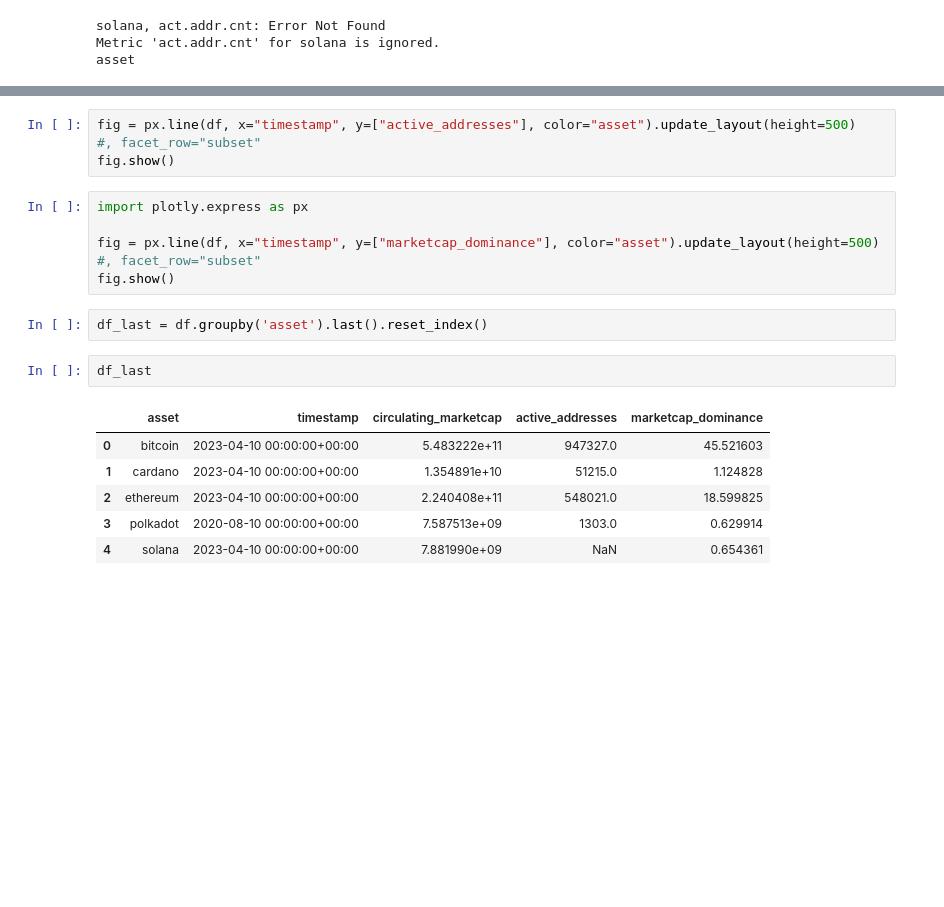
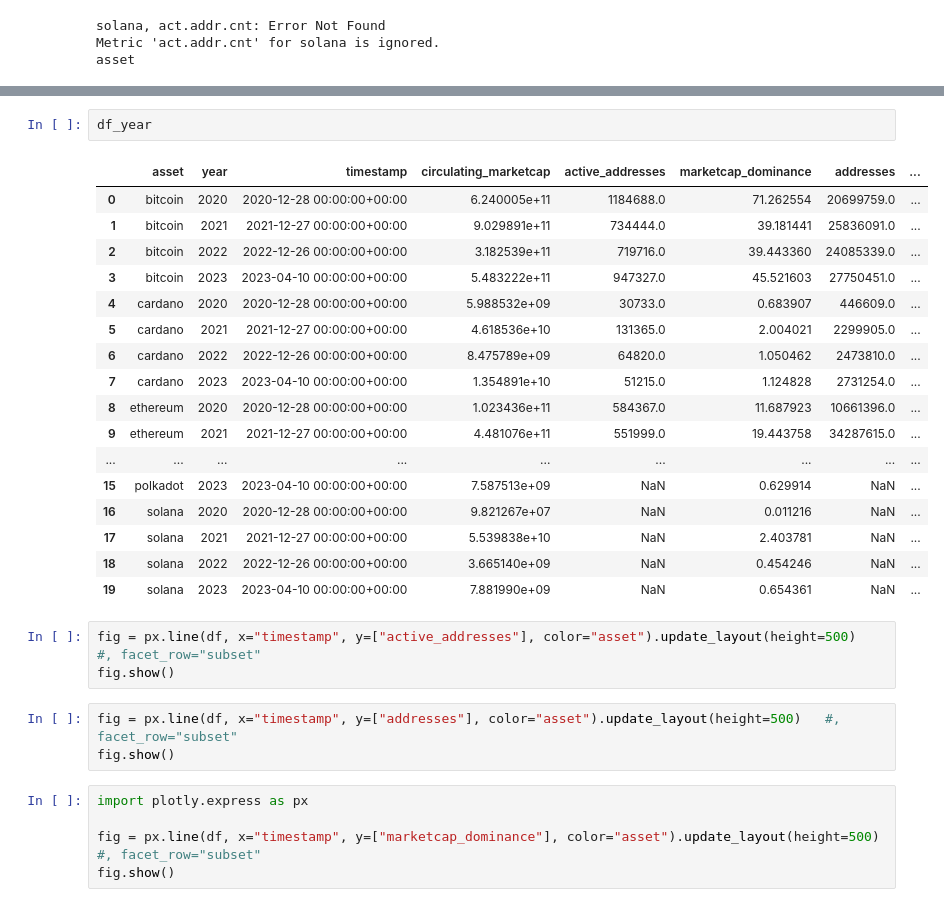
Before and after one commit to swissecon-cryptecon/public_blockchains, a Jupyter notebook: Public_Blockchains.ipynb, the cells around one changed output, grey strips where cells are left out. Drawn from its saved outputs; the diff is of its cells as text; blank space fills up the shorter version.

```diff
--- a/Public_Blockchains.ipynb
+++ b/Public_Blockchains.ipynb
@@ -144,19 +137,31 @@ Metric 'act.addr.cnt' for solana is ignored!
+# %%
+df_year
+# %% [output]
+|  | asset | year | timestamp | circulating_marketcap | active_addresses | marketcap_dominance | addresses | ... |
+| 0 | bitcoin | 2020 | 2020-12-28 00:00:00+00:00 | 6.240005e+11 | 1184688.0 | 71.262554 | 20699759.0 | ... |
+| 1 | bitcoin | 2021 | 2021-12-27 00:00:00+00:00 | 9.029891e+11 | 734444.0 | 39.181441 | 25836091.0 | ... |
+| 2 | bitcoin | 2022 | 2022-12-26 00:00:00+00:00 | 3.182539e+11 | 719716.0 | 39.443360 | 24085339.0 | ... |
+| 3 | bitcoin | 2023 | 2023-04-10 00:00:00+00:00 | 5.483222e+11 | 947327.0 | 45.521603 | 27750451.0 | ... |
+| 4 | cardano | 2020 | 2020-12-28 00:00:00+00:00 | 5.988532e+09 | 30733.0 | 0.683907 | 446609.0 | ... |
+| 5 | cardano | 2021 | 2021-12-27 00:00:00+00:00 | 4.618536e+10 | 131365.0 | 2.004021 | 2299905.0 | ... |
+| 6 | cardano | 2022 | 2022-12-26 00:00:00+00:00 | 8.475789e+09 | 64820.0 | 1.050462 | 2473810.0 | ... |
+| 7 | cardano | 2023 | 2023-04-10 00:00:00+00:00 | 1.354891e+10 | 51215.0 | 1.124828 | 2731254.0 | ... |
+| 8 | ethereum | 2020 | 2020-12-28 00:00:00+00:00 | 1.023436e+11 | 584367.0 | 11.687923 | 10661396.0 | ... |
+| 9 | ethereum | 2021 | 2021-12-27 00:00:00+00:00 | 4.481076e+11 | 551999.0 | 19.443758 | 34287615.0 | ... |
+| ... | ... | ... | ... | ... | ... | ... | ... | ... |
+| 15 | polkadot | 2023 | 2023-04-10 00:00:00+00:00 | 7.587513e+09 | NaN | 0.629914 | NaN | ... |
+| 16 | solana | 2020 | 2020-12-28 00:00:00+00:00 | 9.821267e+07 | NaN | 0.011216 | NaN | ... |
+| 17 | solana | 2021 | 2021-12-27 00:00:00+00:00 | 5.539838e+10 | NaN | 2.403781 | NaN | ... |
+| 18 | solana | 2022 | 2022-12-26 00:00:00+00:00 | 3.665140e+09 | NaN | 0.454246 | NaN | ... |
+| 19 | solana | 2023 | 2023-04-10 00:00:00+00:00 | 7.881990e+09 | NaN | 0.654361 | NaN | ... |
 # %%
 fig = px.line(df, x="timestamp", y=["active_addresses"], color="asset").update_layout(height=500)   #, facet_row="subset"
 fig.show()
+# %%
+fig = px.line(df, x="timestamp", y=["addresses"], color="asset").update_layout(height=500)   #, facet_row="subset"
+fig.show()
 # %%
 import plotly.express as px
 
 fig = px.line(df, x="timestamp", y=["marketcap_dominance"], color="asset").update_layout(height=500)   #, facet_row="subset"
 fig.show()
-# %%
-df_last = df.groupby('asset').last().reset_index()
-# %%
-df_last
-# %% [output]
-|  | asset | timestamp | circulating_marketcap | active_addresses | marketcap_dominance |
-| 0 | bitcoin | 2023-04-10 00:00:00+00:00 | 5.483222e+11 | 947327.0 | 45.521603 |
-| 1 | cardano | 2023-04-10 00:00:00+00:00 | 1.354891e+10 | 51215.0 | 1.124828 |
-| 2 | ethereum | 2023-04-10 00:00:00+00:00 | 2.240408e+11 | 548021.0 | 18.599825 |
-| 3 | polkadot | 2020-08-10 00:00:00+00:00 | 7.587513e+09 | 1303.0 | 0.629914 |
-| 4 | solana | 2023-04-10 00:00:00+00:00 | 7.881990e+09 | NaN | 0.654361 |
```
Also changed, not shown: parts of 7 cells of this notebook, 1 other file.
